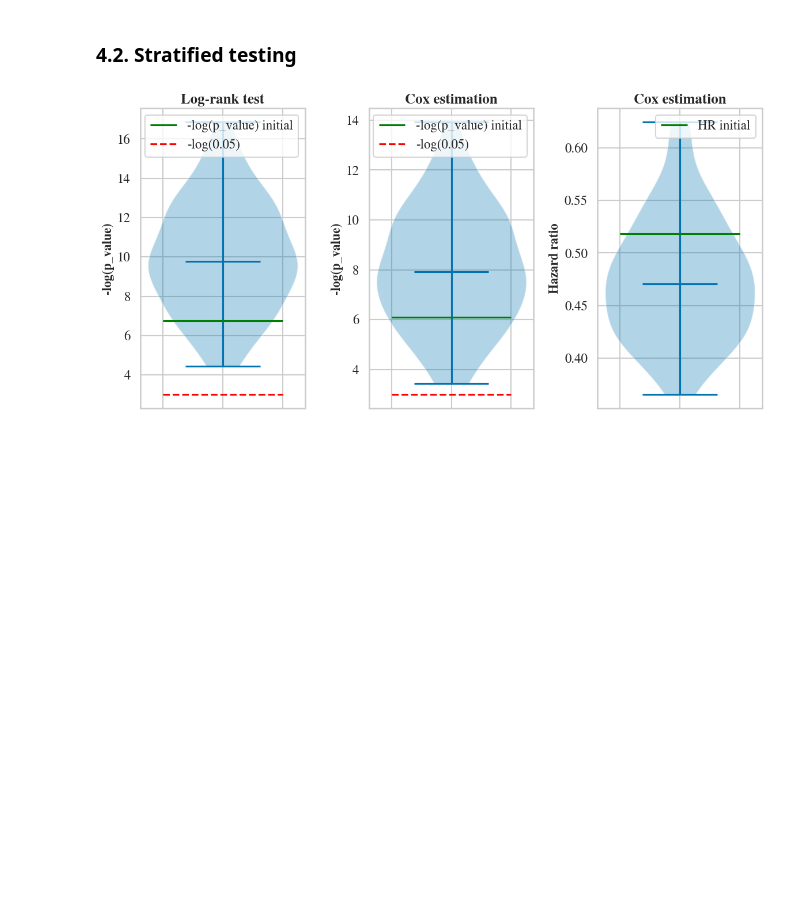
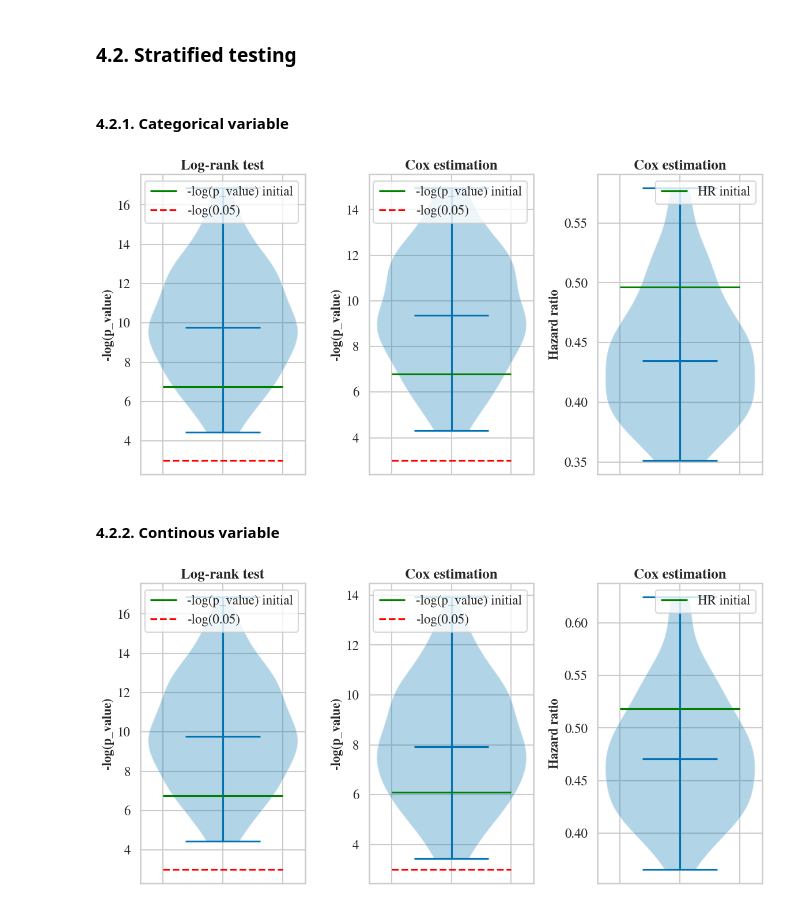
Before and after one commit to aguilloux/HI-VAE_Pytorch, a Jupyter notebook: tutorial_Aids.ipynb, the cells around one changed output. Saved outputs shown, nothing was run; the diff lists cells and outputs as text; code cells hidden in the pictures; blank space fills up the shorter version.

```diff
--- a/tutorial_Aids.ipynb
+++ b/tutorial_Aids.ipynb
@@ -116,5 +116,5 @@ from execute import surv_hivae
 
 # the datasets used for training is data_init_control
 n_generated_sample = 100
-data_gen_transformed_control = surv_hivae.run(data_init_control, miss_mask_control, true_miss_mask_control, feat_types_file_control, feat_types_dict, n_generated_sample)
+data_gen_control = surv_hivae.run(data_init_control_encoded, miss_mask_control, true_miss_mask_control, feat_types_file_control, feat_types_dict, n_generated_sample)
 # %% [output]
@@ -285,6 +285,56 @@ plt.show()
 [figure]
 # %% [markdown]
 ### 4.2. Stratified testing
+# %% [markdown]
+#### 4.2.1. Categorical variable
+# %%
+from utils.metrics import strata_log_rank, strata_cox_estimation
+
+# Stratified w.r. karnof analysis
+strata_var = 'karnof'
+df_init_strata = df_init.copy(deep=True)
+df_init_treated_strata = df_init_treated.copy(deep=True)
+
+data_syn_strata = []
+for i in range(n_generated_sample):
+    df_gen_control_strata = pd.DataFrame(data_gen_control[i].numpy(), columns=aids_control_fnames)
+    df_gen_control_strata['treatment'] = 0
+    data_syn_strata.append(pd.concat([df_init_treated_strata, df_gen_control_strata], ignore_index=True))
+
+strata_LR_init, strata_LR_syn = strata_log_rank(df_init_strata, data_syn_strata, strata=strata_var)
+strata_coef_init, strata_coef_syn, strata_cox_p_value_init, strata_cox_p_value_syn = strata_cox_estimation(df_init_strata, data_syn_strata, strata=strata_var)
+# %%
+fig, axs = plt.subplots(1, 3, figsize=(12, 6))
+
+axs[0].violinplot(strata_LR_syn, showmeans=False, showmedians=True)
+axs[0].hlines(strata_LR_init, 0.8, 1.2, color='green', label='-log(p_value) initial')
+axs[0].hlines(-np.log(0.05), 0.8, 1.2, color='red', linestyle='--', label='-log(0.05)')
+axs[0].set_xticklabels('')
+axs[0].set_ylabel('-log(p_value)', fontweight="semibold", size=16)
+axs[0].set_title('Log-rank test', fontweight="bold", size=18)
+axs[0].legend(loc='upper right')
+
+axs[1].violinplot(-np.log(strata_cox_p_value_syn), showmeans=False, showmedians=True)
+axs[1].hlines(-np.log(strata_cox_p_value_init), 0.8, 1.2, color='green', label='-log(p_value) initial')
+axs[1].hlines(-np.log(0.05), 0.8, 1.2, color='red', linestyle='--', label='-log(0.05)')
+axs[1].set_title('Cox estimation', fontweight="bold", size=18)
+axs[1].set_ylabel('-log(p_value)', fontweight="semibold", size=16)
+axs[1].set_xticklabels('')
+axs[1].legend(loc='upper right')
+
+axs[2].violinplot(np.exp(strata_coef_syn), showmeans=False, showmedians=True)
+axs[2].hlines(np.exp(strata_coef_init), 0.8, 1.2, color='green', label='HR initial')
+axs[2].set_title('Cox estimation', fontweight="bold", size=18)
+axs[2].set_ylabel('Hazard ratio', fontweight="semibold", size=16)
+axs[2].set_xticklabels('')
+axs[2].legend(loc='upper right')
+
+plt.tight_layout()
+plt.show()
+# %% [output]
+[figure, added]
+# %% [markdown]
+#### 4.2.2. Continous variable
 # %%
 # Stratified w.r. CD4 count analysis
 
```
Also changed, not shown: parts of 14 cells of this notebook, 1 other file.
